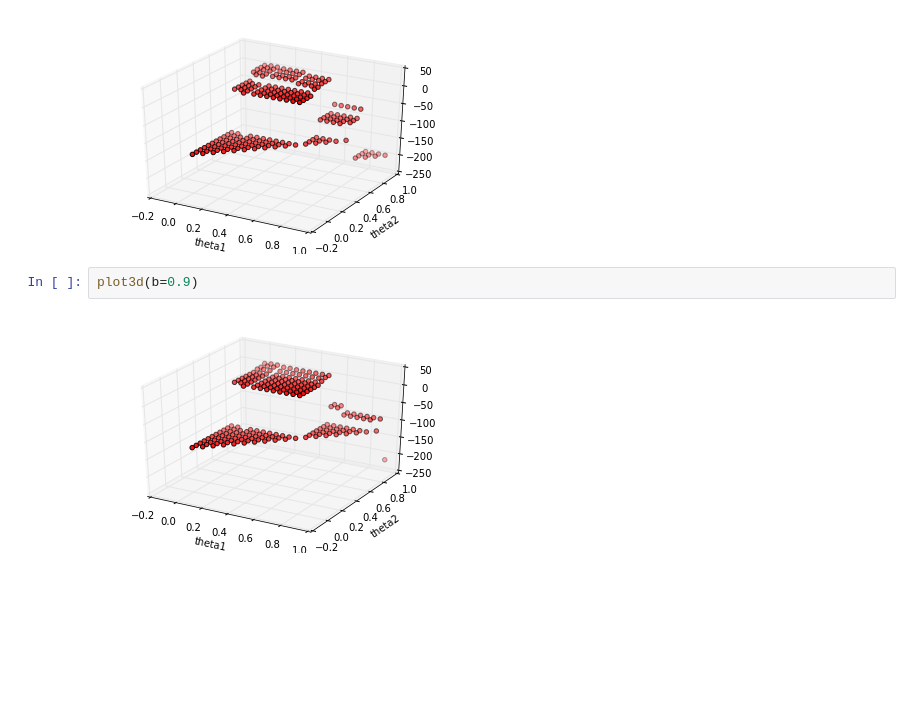
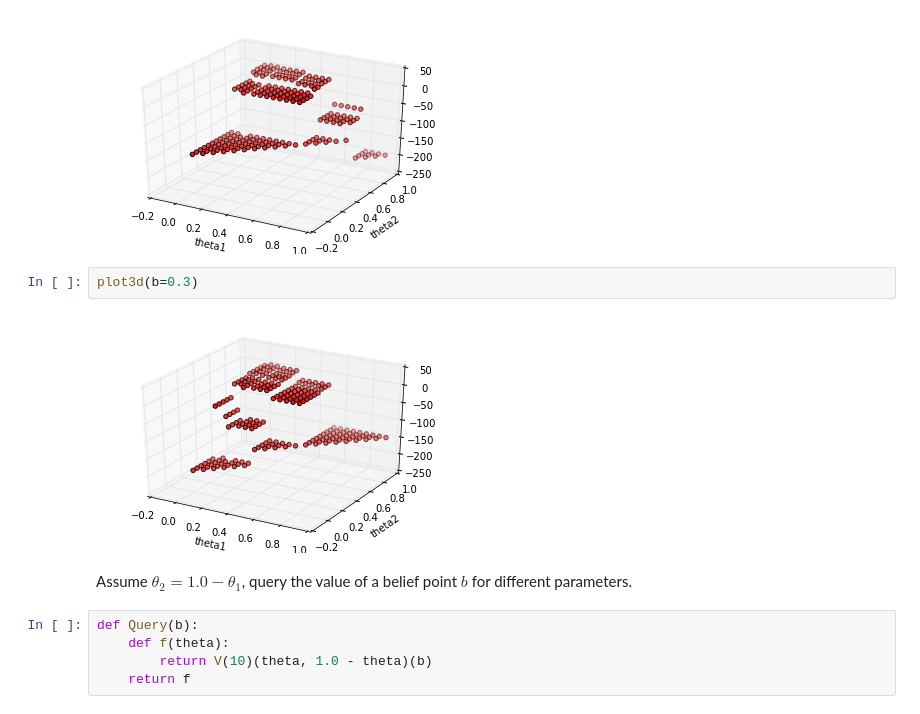
Before and after one commit to aijunbai/notebooks, a Jupyter notebook: bsq.ipynb, the cells around one changed output. Cells and saved outputs as stored; diff of their text form; blank space fills up the shorter version.

```diff
--- a/bsq.ipynb
+++ b/bsq.ipynb
@@ -207,6 +211,13 @@ plot3d(b=0.75)
 # %% [output]
 [figure]
 # %%
-plot3d(b=0.9)
+plot3d(b=0.3)
 # %% [output]
-[figure, old version]
+[figure, new version]
+# %% [markdown]
+Assume $\theta_2 = 1.0 - \theta_1$, query the value of a belief point $b$ for different parameters.
+# %%
+def Query(b):
+    def f(theta):
+        return V(10)(theta, 1.0 - theta)(b)
+    return f
```
Also changed, not shown: parts of 6 cells of this notebook.
